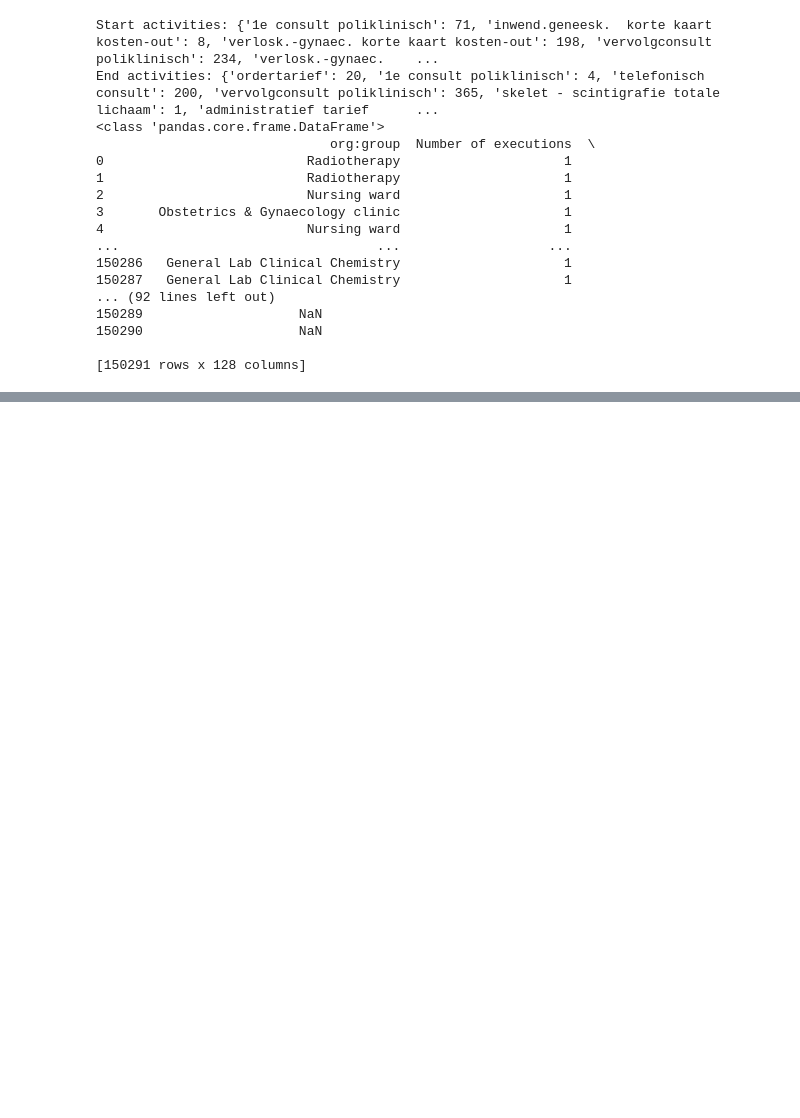
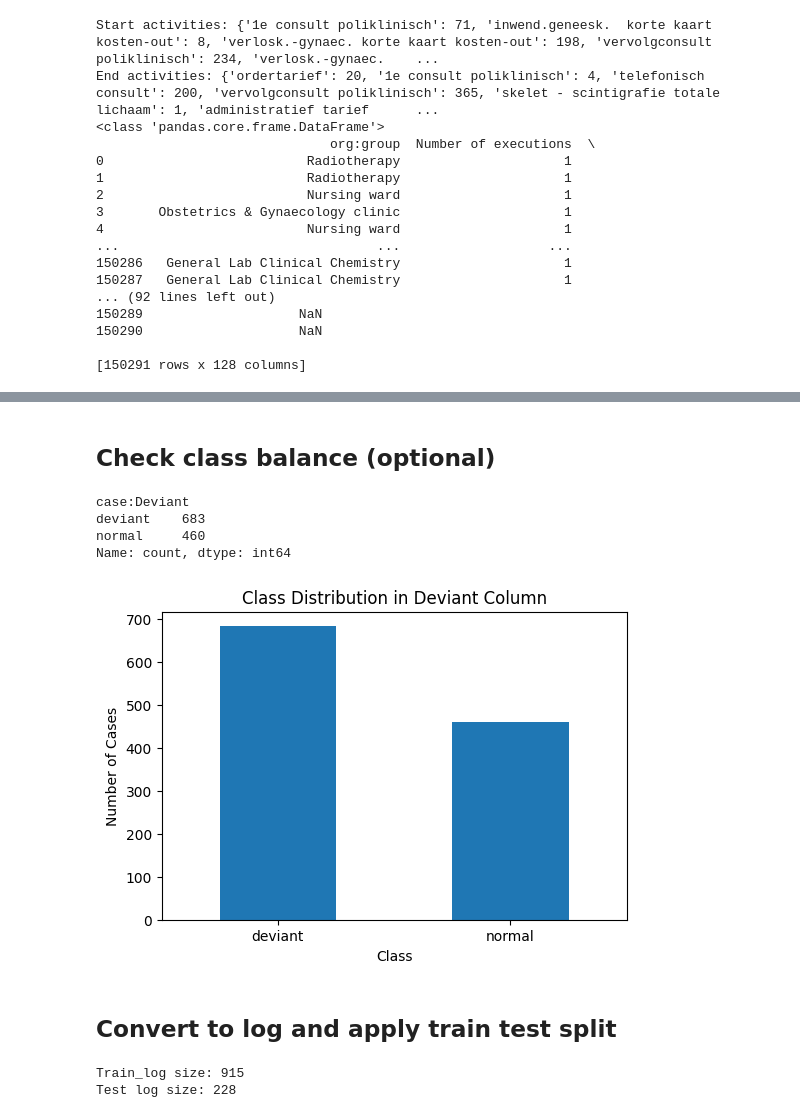
Before and after one commit to GeorgeAntono/Predictive_Process_Mining, a Jupyter notebook: DBSCAN_DT.ipynb, the cells around one changed output, grey strips where cells are left out. Drawn from its saved outputs; the diff is of its cells as text; code cells hidden in the pictures; blank space fills up the shorter version.

Commit message:
Re-wrote the functions until sequence encoding.

```diff
--- a/DBSCAN_DT.ipynb
+++ b/DBSCAN_DT.ipynb
@@ -55,0 +55,4 @@ test_log = event_log_sorted[event_log_sorted['case:concept:name'].isin(test_case
+# %%
+# Now convert the dataframe to an event log
+log_df = pm4py.convert_to_dataframe(log_sorted)
+log_df.head(10)
@@ -55,0 +74,27 @@ test_log = event_log_sorted[event_log_sorted['case:concept:name'].isin(test_case
+# %%
+def label_function (log_df, required_activities):
+
+    # Filter log to retain only traces with required activities
+    filtered_df = pm4py.filtering.filter_event_attribute_values(
+        log_df,
+        attribute_key='concept:name',
+        values=required_activities,
+        level='case',
+        retain=True,
+        case_id_key='case:concept:name'
+    )
+
+    # Identify case IDs in the filtered DataFrame (these cases are normal)
+    normal_cases = filtered_df['case:concept:name'].unique()
+
+    # Add a 'deviant' column to label cases
+    log_df['case:Deviant'] = log_df['case:concept:name'].apply(lambda x: 'normal' if x in normal_cases else 'deviant')
+
+    return log_df
+
+
+# Define required activities for this rule
+required_activities_f1 = ['ca-19.9 tumormarker', 'ca-125 mbv meia']
+
+log_df = label_function(log_df, required_activities_f1)
+log_df.head(10)
@@ -55,0 +114,24 @@ test_log = event_log_sorted[event_log_sorted['case:concept:name'].isin(test_case
+# %% [markdown]
+## Check class balance (optional)
+# %%
+import matplotlib.pyplot as plt
+
+# Count the number of normal and deviant cases
+class_counts = log_df[['case:concept:name', 'case:Deviant']].drop_duplicates()['case:Deviant'].value_counts()
+print (class_counts)
+# Plot the class distribution
+plt.figure(figsize=(6, 4))
+class_counts.plot(kind='bar')
+plt.title('Class Distribution in Deviant Column')
+plt.xlabel('Class')
+plt.ylabel('Number of Cases')
+plt.xticks(rotation=0)
+plt.show()
+# %% [output]
+case:Deviant
+deviant    683
+normal     460
+Name: count, dtype: int64
+[figure, added]
+# %% [markdown]
+## Convert to log and apply train test split
@@ -55,0 +140,9 @@ test_log = event_log_sorted[event_log_sorted['case:concept:name'].isin(test_case
+# %%
+# Split cases into training and testing sets based on 80/20 split
+train_log, test_log = pm4py.split_train_test(log, train_percentage=0.8)
+
+print("Train_log size: {}".format(len(train_log)))
+print("Test log size: {}".format(len(test_log)))
+# %% [output]
+Train_log size: 915
+Test log size: 228
```
Also changed, not shown: parts of 14 cells of this notebook.
